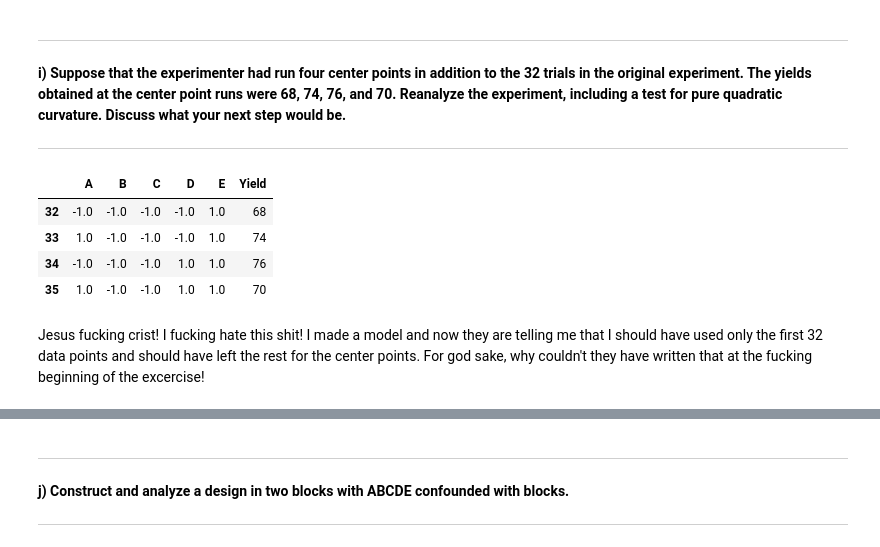
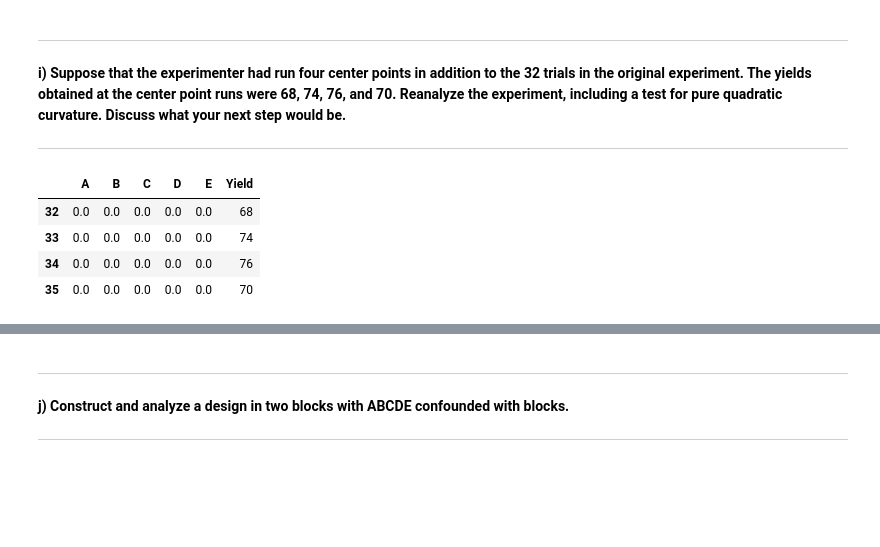
Before and after one commit to francji1/01NAEX, a Jupyter notebook: code/01NAEX_Exercise_07_MartinK.ipynb, the cells around one changed output, grey strips where cells are left out. Drawn from its saved outputs; the diff is of its cells as text; code cells hidden in the pictures; blank space fills up the shorter version.

Commit message:
add: Rest of the torture

```diff
--- a/code/01NAEX_Exercise_07_MartinK.ipynb
+++ b/code/01NAEX_Exercise_07_MartinK.ipynb
@@ -451,13 +454,14 @@ We can see that the range of the `Yield` against the mean value is small therefo
 center point runs were 68, 74, 76, and 70. Reanalyze the experiment, including a test for pure quadratic curvature. Discuss what your next step would be.**
 
 ---
-# %%
-df626.tail(4)
-# %% [output]
-|  | A | B | C | D | E | Yield |
-| 32 | -1.0 | -1.0 | -1.0 | -1.0 | 1.0 | 68 |
-| 33 | 1.0 | -1.0 | -1.0 | -1.0 | 1.0 | 74 |
-| 34 | -1.0 | -1.0 | -1.0 | 1.0 | 1.0 | 76 |
-| 35 | 1.0 | -1.0 | -1.0 | 1.0 | 1.0 | 70 |
-# %% [markdown]
-Jesus fucking crist! I fucking hate this shit! I made a model and now they are telling me that I should have used only the first 32 data points and should have left the rest for the center points. For god sake, why couldn't they have written that at the fucking beginning of the excercise!
+# %%
+factor_names = ['A','B','C','D','E']
+df626_cp.loc[:,factor_names] = df626_cp[factor_names].astype(float)
+df626_cp.loc[:, factor_names] = np.zeros((4, 5))
+df626_cp
+# %% [output]
+|  | A | B | C | D | E | Yield |
+| 32 | 0.0 | 0.0 | 0.0 | 0.0 | 0.0 | 68 |
+| 33 | 0.0 | 0.0 | 0.0 | 0.0 | 0.0 | 74 |
+| 34 | 0.0 | 0.0 | 0.0 | 0.0 | 0.0 | 76 |
+| 35 | 0.0 | 0.0 | 0.0 | 0.0 | 0.0 | 70 |
```
Also changed, not shown: parts of 18 cells of this notebook.
